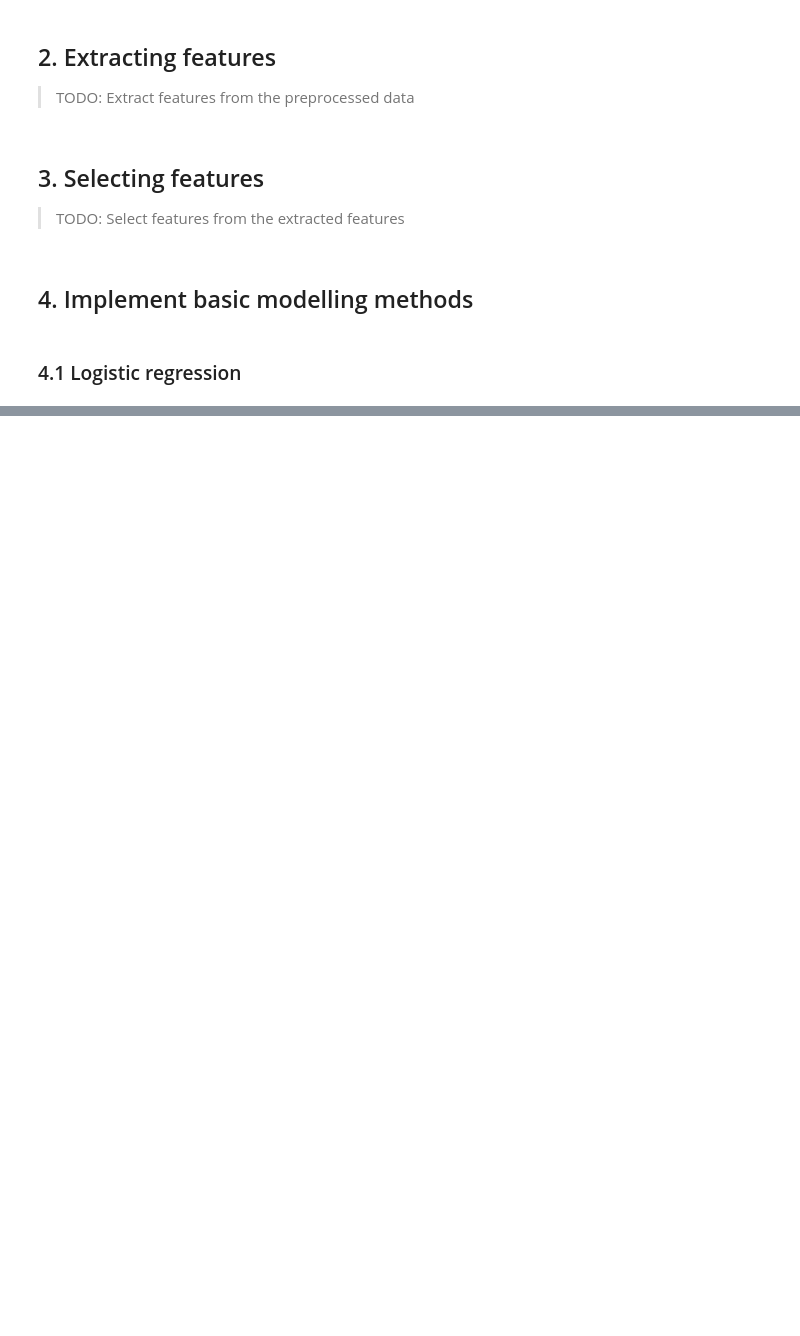
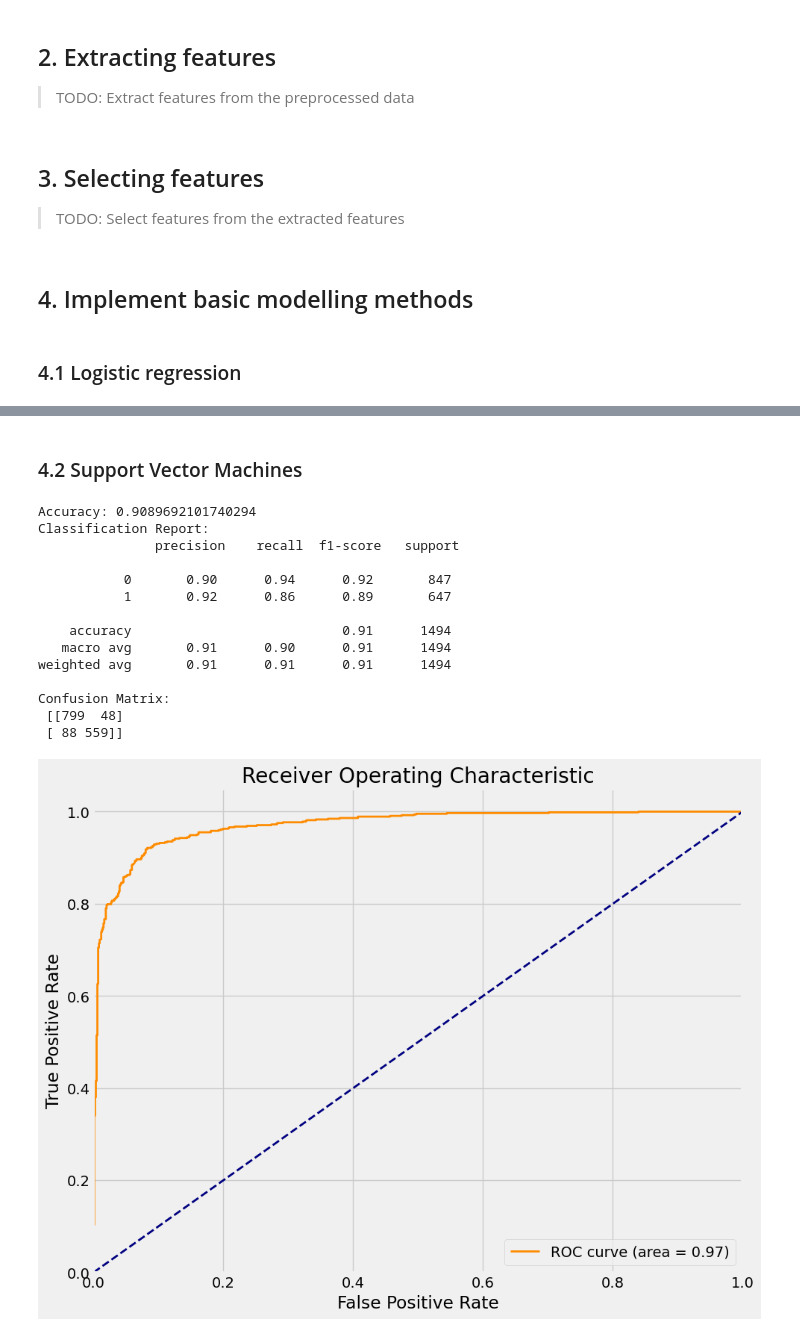
Before and after one commit to magnusrodseth/disaster-tweets, a Jupyter notebook: magnus/notebook.ipynb, the cells around one changed output, grey strips where cells are left out. Drawn from its saved outputs; the diff is of its cells as text; code cells hidden in the pictures; blank space fills up the shorter version.

```diff
--- a/magnus/notebook.ipynb
+++ b/magnus/notebook.ipynb
@@ -246,0 +288,54 @@ Confusion Matrix:
+# %% [markdown]
+### 4.2 Support Vector Machines
+# %%
+from sklearn.svm import SVC
+from sklearn.metrics import classification_report, accuracy_score, confusion_matrix
+
+# Initialize SVM model
+svm_model = SVC(kernel='linear', C=1, random_state=42, probability=True)
+
+# Fit the model
+svm_model.fit(x_train, y_train)
+
+# Predictions
+y_pred = svm_model.predict(x_test)
+
+# Model Evaluation
+print(f"Accuracy: {accuracy_score(y_test, y_pred)}")
+print(f"Classification Report: \n {classification_report(y_test, y_pred)}")
+print(f"Confusion Matrix: \n {confusion_matrix(y_test, y_pred)}")
+
+# Predict probabilities
+y_prob = svm_model.predict_proba(x_test)[:,1]
+
+# Compute ROC curve and AUC
+fpr, tpr, thresholds = roc_curve(y_test, y_prob)
+roc_auc = auc(fpr, tpr)
+
+# Plot ROC curve
+plt.figure()
+plt.plot(fpr, tpr, color='darkorange', lw=2, label='ROC curve (area = %0.2f)' % roc_auc)
+plt.plot([0, 1], [0, 1], color='navy', lw=2, linestyle='--')
+plt.xlim([0.0, 1.0])
+plt.ylim([0.0, 1.05])
+plt.xlabel('False Positive Rate')
+plt.ylabel('True Positive Rate')
+plt.title('Receiver Operating Characteristic')
+plt.legend(loc="lower right")
+plt.show()
+# %% [output]
+Accuracy: 0.9089692101740294
+Classification Report:
+               precision    recall  f1-score   support
+
+           0       0.90      0.94      0.92       847
+           1       0.92      0.86      0.89       647
+
+    accuracy                           0.91      1494
+   macro avg       0.91      0.90      0.91      1494
+weighted avg       0.91      0.91      0.91      1494
+
+Confusion Matrix:
+ [[799  48]
+ [ 88 559]]
+[figure, added]
```
Also changed, not shown: parts of 10 cells of this notebook.
